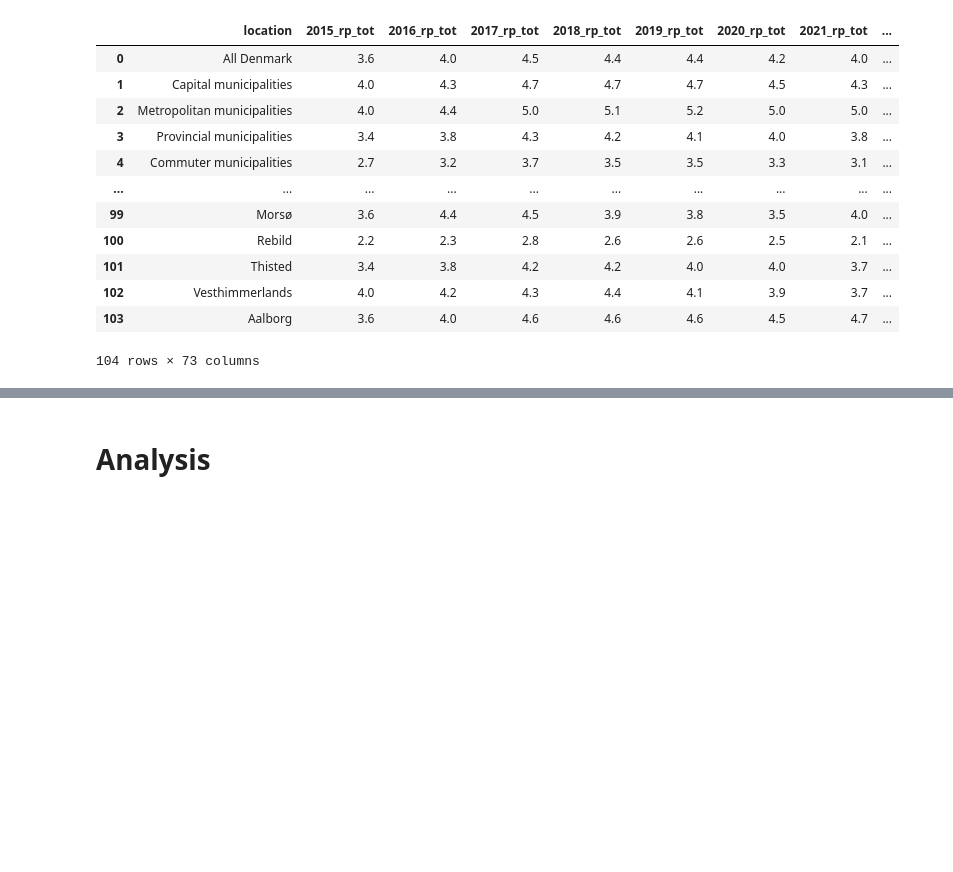
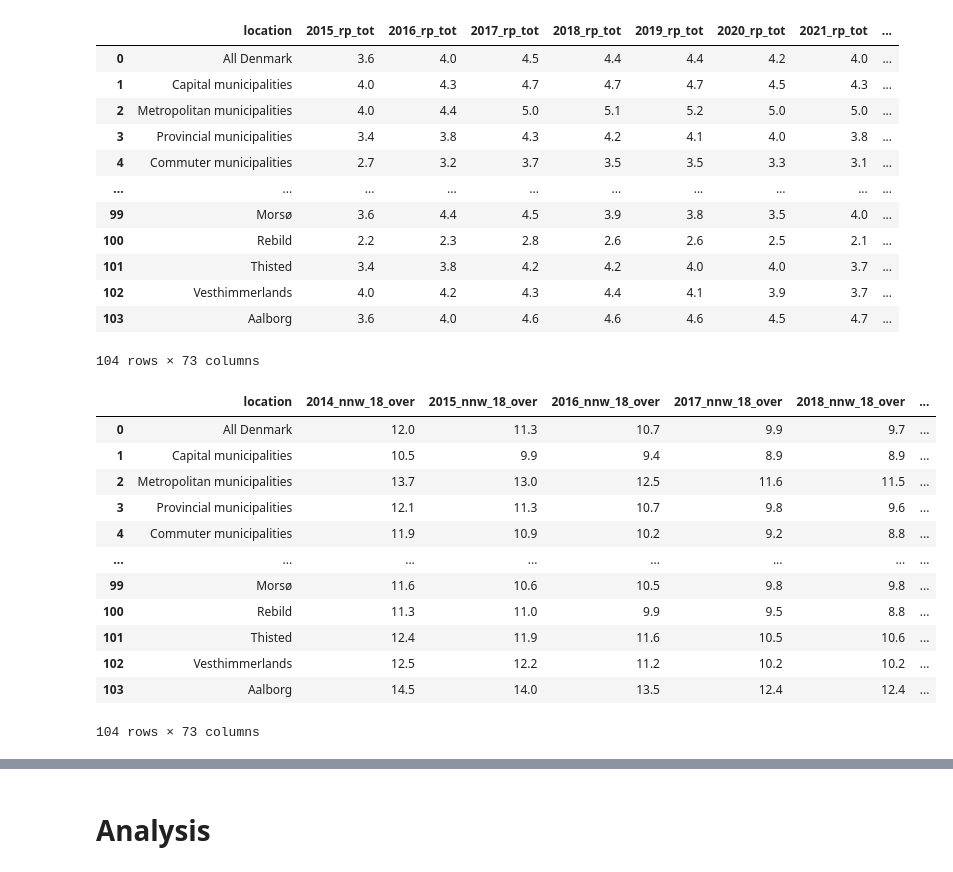
Before and after one commit to NumEconCopenhagen/projects-2024-petra-maritza-noah, a Jupyter notebook: dataproject/Maritza.ipynb, the cells around one changed output, grey strips where cells are left out. Cells and saved outputs as stored; diff of their text form; code cells hidden in the pictures; blank space fills up the shorter version.

```diff
--- a/dataproject/Maritza.ipynb
+++ b/dataproject/Maritza.ipynb
@@ -102,7 +102,7 @@ rp_17
 # %%
 #Here we compute the same operations but using the Net Wealth dataset instead:
 
-filename2 = '/Users/petra/Desktop/KU/Introduction to Programming/Intro to Prog /projects-2024-petra-maritza-noah/dataproject/net_wealth.xlsx'
+filename2 = r'C:\Users\PC\Dropbox\0. Personal\000. Maestría\0. University of Copenhagen - MSc Economics\Courses\6. Introduction Programming\projects-2024-petra-maritza-noah\dataproject\net_wealth.xlsx'
 nw_18_over = pd.read_excel(filename2, sheet_name= '18-over')
 
 #Renaming columns
@@ -131,7 +131,7 @@ nw_79 = rename_columns(nw_79, '_nw_79')
 nw_80 = rename_columns(nw_80, '_nw_80')
 # %%
 #Here we compute the same operations but using the Negative Net Dataset instead:
-filename3 = '/Users/petra/Desktop/KU/Introduction to Programming/Intro to Prog /projects-2024-petra-maritza-noah/dataproject/neg_net_wealth.xlsx'
+filename3 = r'C:\Users\PC\Dropbox\0. Personal\000. Maestría\0. University of Copenhagen - MSc Economics\Courses\6. Introduction Programming\projects-2024-petra-maritza-noah\dataproject\neg_net_wealth.xlsx'
 nnw_18_over = pd.read_excel(filename3, sheet_name= '18-over')
 
 #Renaming columns
@@ -201,13 +201,29 @@ for dataset in datasets:
 # %%
 #Merging datasets on negative net wealth
 datasets = [nnw_29, nnw_39, nnw_49, nnw_59, nnw_69, nnw_79, nnw_80]
 
 # Initialize the merged dataset with the first dataset
 merged_nnw = nnw_18_over
 
 # Iterate over each dataset and merge with the merged dataset
 for dataset in datasets:
     merged_nnw = merged_nnw.merge(dataset, on='location')
+
+merged_nnw
+# %% [output]
+|  | location | 2014_nnw_18_over | 2015_nnw_18_over | 2016_nnw_18_over | 2017_nnw_18_over | 2018_nnw_18_over | ... |
+| 0 | All Denmark | 12.0 | 11.3 | 10.7 | 9.9 | 9.7 | ... |
+| 1 | Capital municipalities | 10.5 | 9.9 | 9.4 | 8.9 | 8.9 | ... |
+| 2 | Metropolitan municipalities | 13.7 | 13.0 | 12.5 | 11.6 | 11.5 | ... |
+| 3 | Provincial municipalities | 12.1 | 11.3 | 10.7 | 9.8 | 9.6 | ... |
+| 4 | Commuter municipalities | 11.9 | 10.9 | 10.2 | 9.2 | 8.8 | ... |
+| ... | ... | ... | ... | ... | ... | ... | ... |
+| 99 | Morsø | 11.6 | 10.6 | 10.5 | 9.8 | 9.8 | ... |
+| 100 | Rebild | 11.3 | 11.0 | 9.9 | 9.5 | 8.8 | ... |
+| 101 | Thisted | 12.4 | 11.9 | 11.6 | 10.5 | 10.6 | ... |
+| 102 | Vesthimmerlands | 12.5 | 12.2 | 11.2 | 10.2 | 10.2 | ... |
+| 103 | Aalborg | 14.5 | 14.0 | 13.5 | 12.4 | 12.4 | ... |
+104 rows × 73 columns
 # %%
 # For explanatory reasons:
 # We now have three datasets:
```
Also changed, not shown: parts of 5 cells of this notebook.
